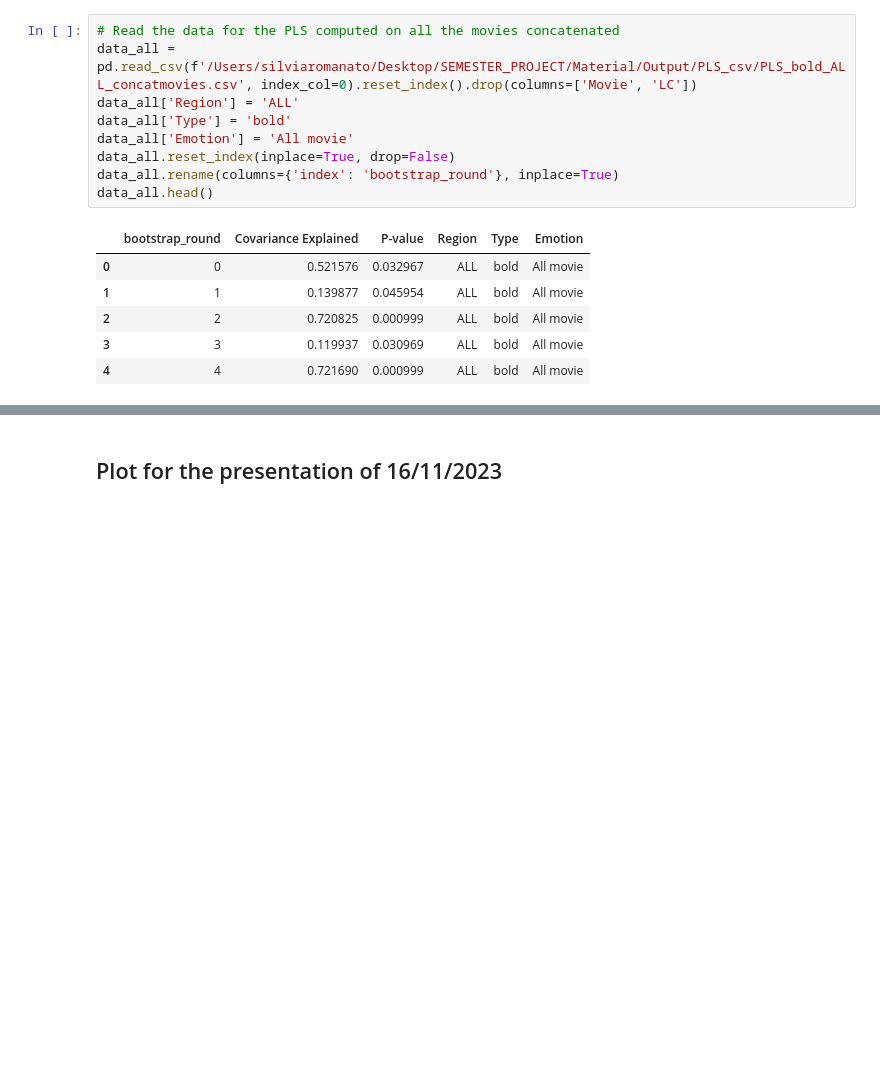
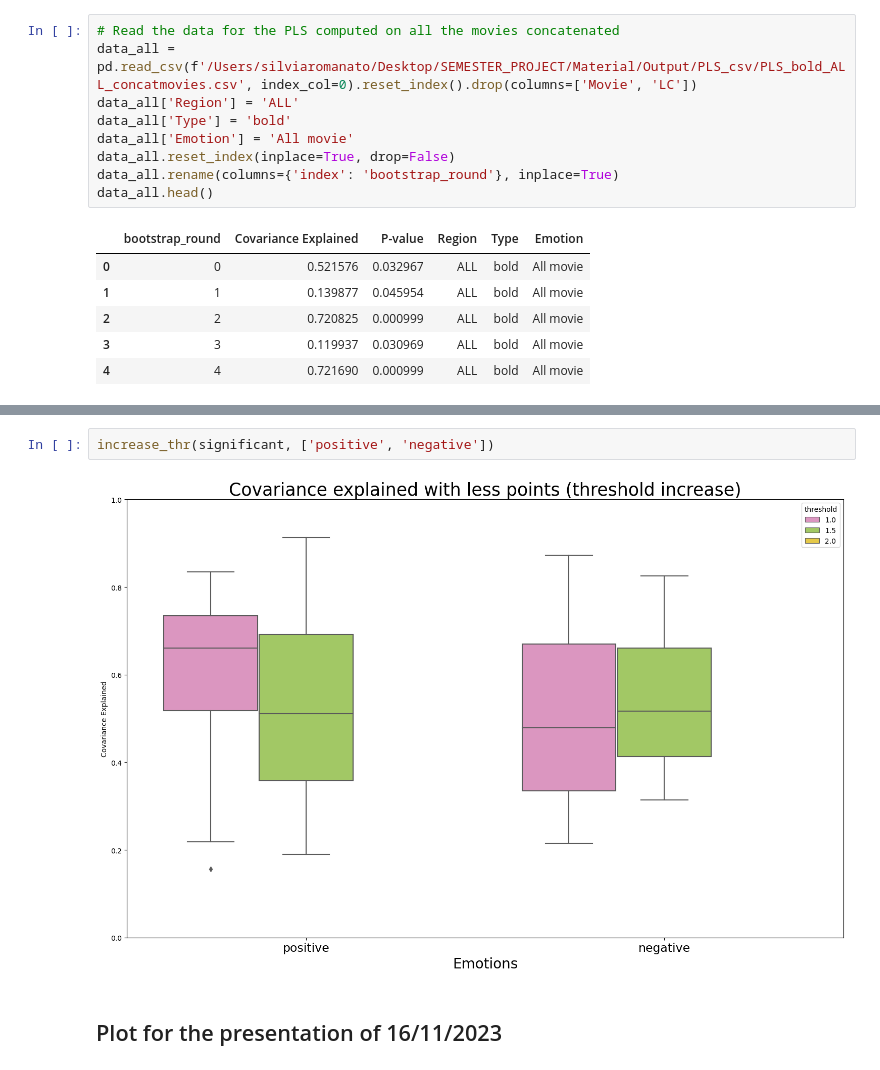
Before and after one commit to silviiaromanato/HigherOrder, a Jupyter notebook: Code/PLS_Silvia/PLS_peaks.ipynb, the cells around one changed output, grey strips where cells are left out. Drawn from its saved outputs; the diff is of its cells as text; blank space fills up the shorter version.

```diff
--- a/Code/PLS_Silvia/PLS_peaks.ipynb
+++ b/Code/PLS_Silvia/PLS_peaks.ipynb
@@ -254,3 +241,7 @@ plot_peaks(significant, ['positive', 'negative'], thresholds)
+# %%
+increase_thr(significant, ['positive', 'negative'])
+# %% [output]
+[figure, added]
 # %% [markdown]
 ## Plot for the presentation of 16/11/2023
 # %% [markdown]
```
Also changed, not shown: parts of 10 cells of this notebook, 1 other file.
